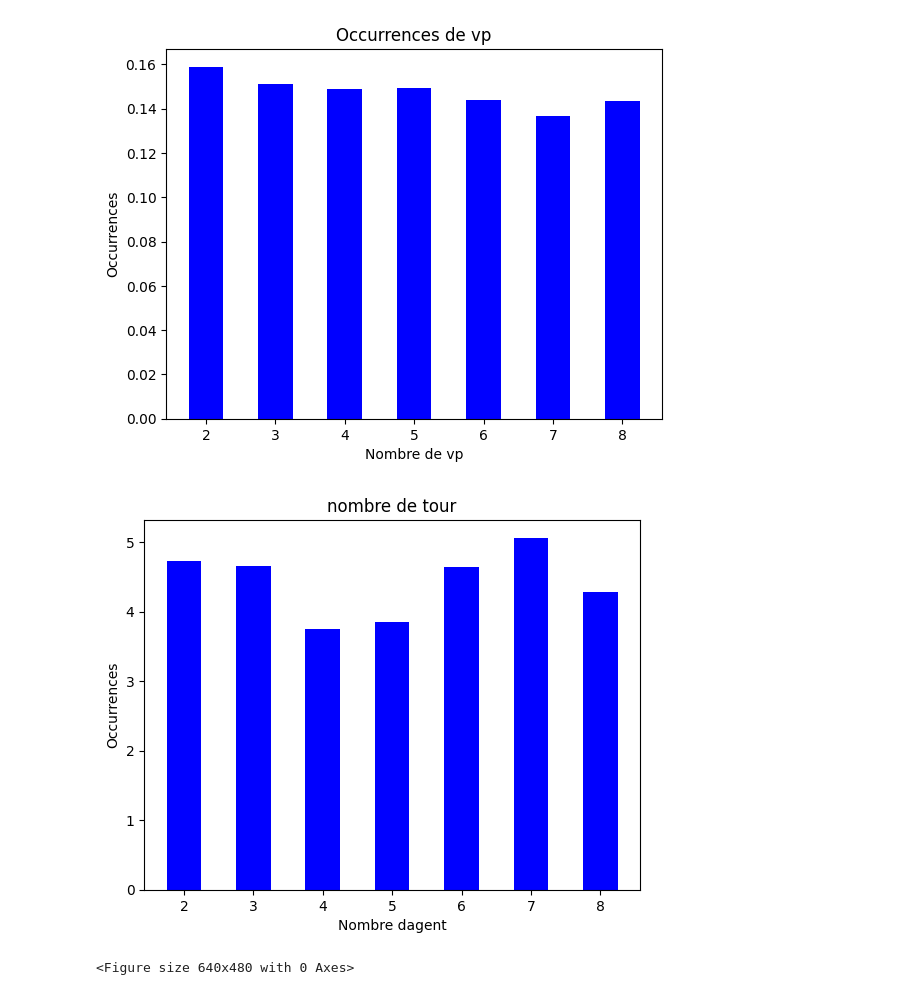
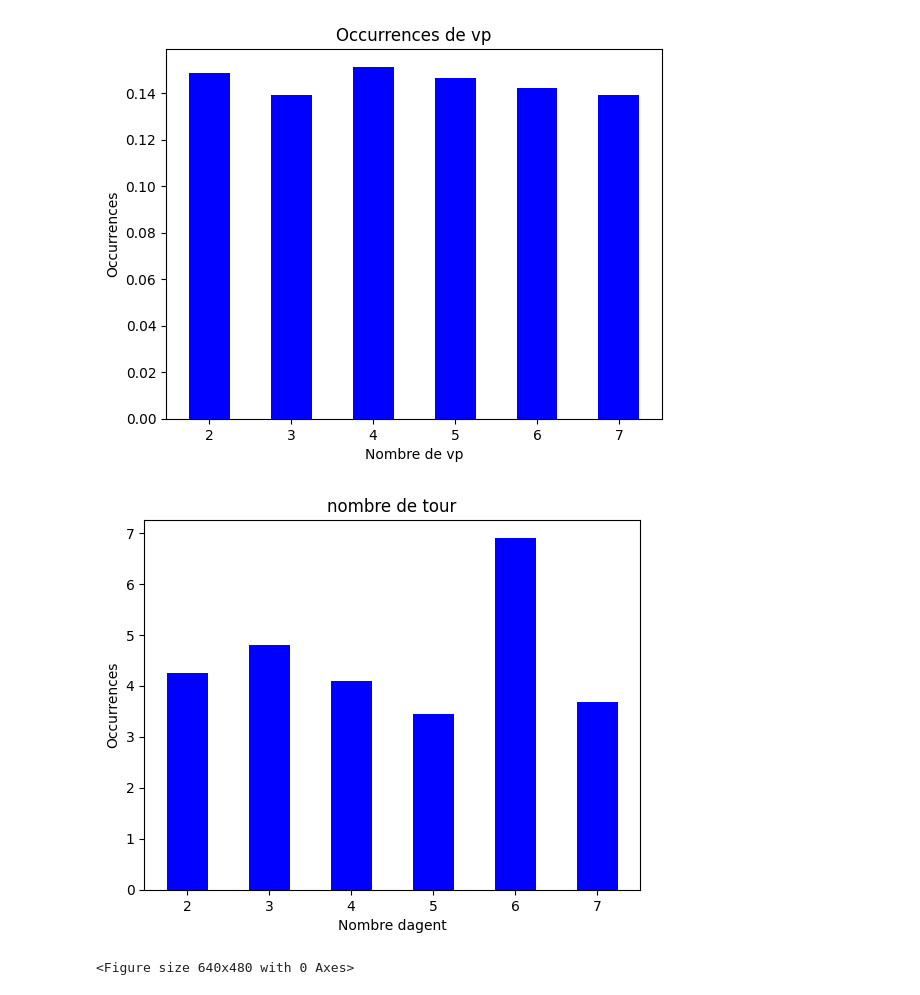
Before and after one commit to Nestallum/Argumentation_TER, a Jupyter notebook: stats_and_analysis.ipynb, the cells around one changed output. Drawn from its saved outputs; the diff is of its cells as text; code cells hidden in the pictures.

```diff
--- a/stats_and_analysis.ipynb
+++ b/stats_and_analysis.ipynb
@@ -144,36 +135,36 @@ def affichage_graph_vp(donnees):
     # Créer le graphique à barres
     plt.bar(vp, occurrences, color='blue',width=largeur_barre)
 
     # Ajouter des titres et des libellés
     plt.title('Occurrences de vp')
     plt.xlabel('Nombre de vp')
     plt.ylabel('Occurrences')
     plt.xticks(vp)
     plt.show()
     plt.clf()
 
 def affichage_graph_turn(donnees):
 
     vp = list(donnees.keys())
     occurrences = list(donnees.values())
     largeur_barre = max(0.5, min(0.15 * len(vp), 0.5))
     # Créer le graphique à barres
     plt.bar(vp, occurrences, color='blue',width=largeur_barre)
 
     # Ajouter des titres et des libellés
     plt.title('nombre de tour')
     plt.xlabel('Nombre dagent')
     plt.ylabel('Occurrences')
     plt.xticks(vp)
     plt.show()
     plt.clf()
 
-liste_of_df=create_csv_link("csv_ug")
+liste_of_df=create_csv_link("csv/same_ug_new_agents_csv_1")
 affichage_graph_vp(all_graph_stat_vp(liste_of_df))
 affichage_graph_turn(all_graph_stat_turn(liste_of_df))
 # %% [output]
-[figure, old version]
+[figure, new version]
-[figure, old version]
+[figure, new version]
 <Figure size 640x480 with 0 Axes>
 # %%
 
```
Also changed, not shown: parts of 4 cells of this notebook, 1 other file.
